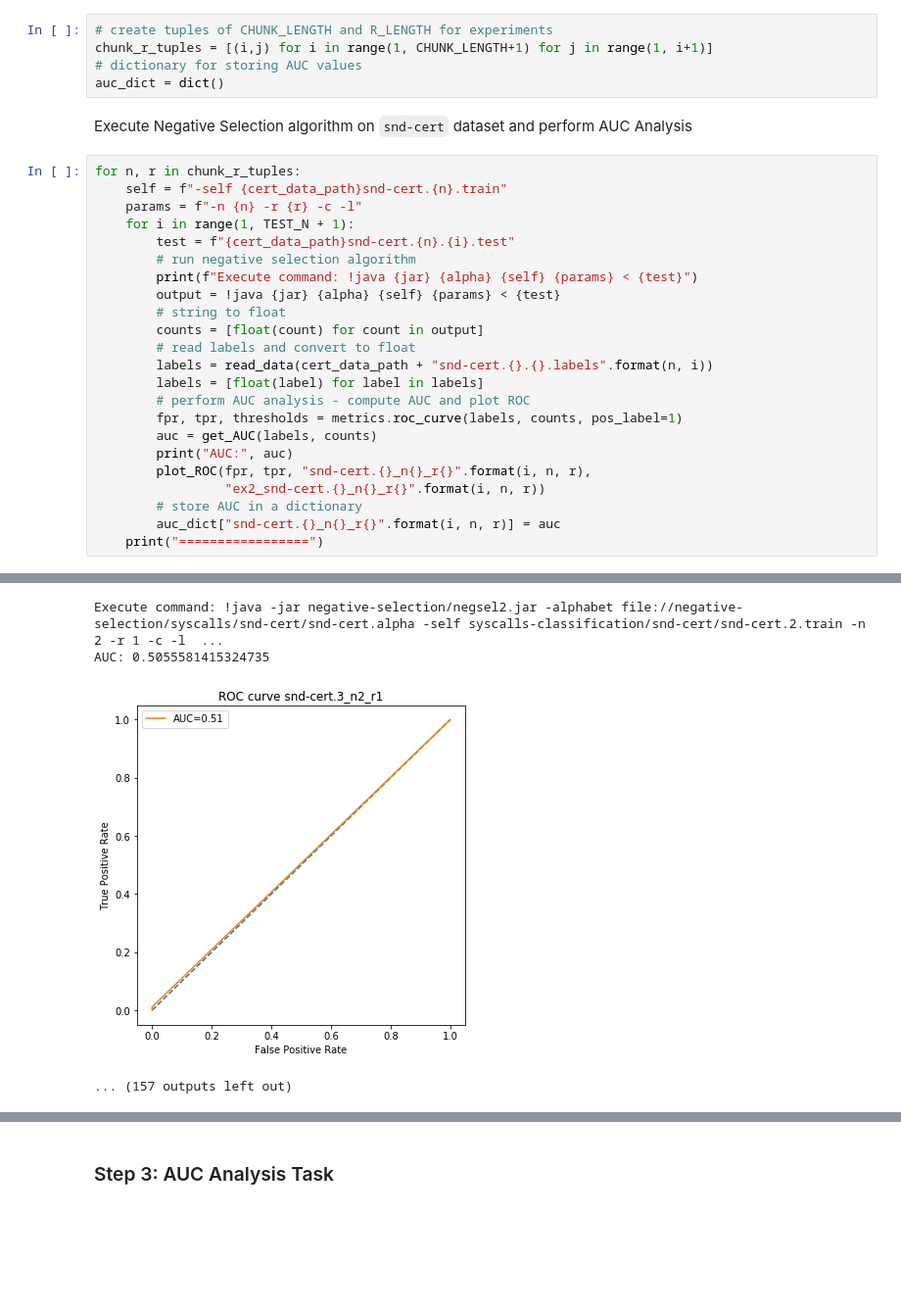
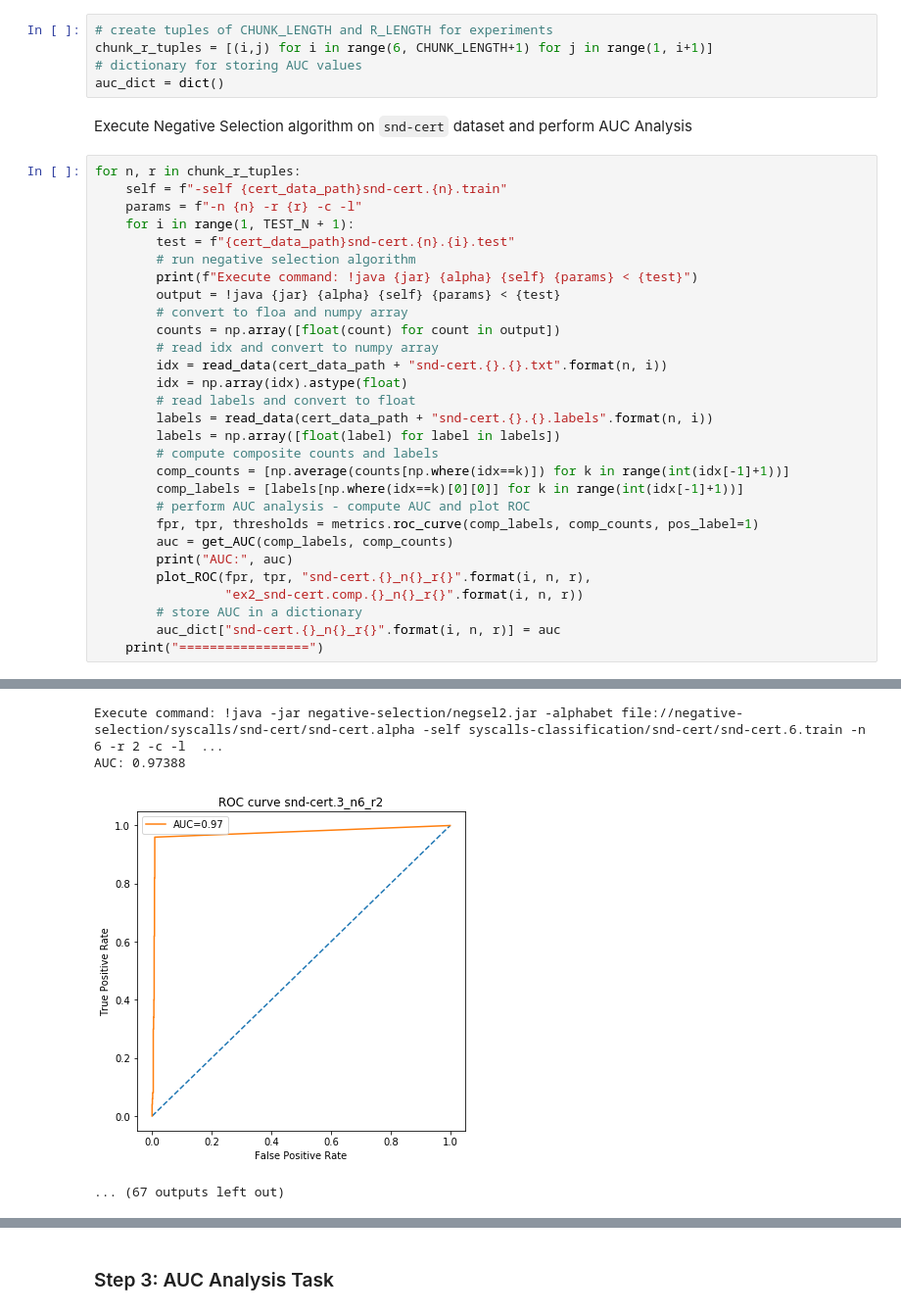
Before and after one commit to rusane/natural-computing, a Jupyter notebook: Immuno Computing/Exercise 2 (snd-cert).ipynb, the cells around one changed output, grey strips where cells are left out. Shown at 98% size. Cells and saved outputs as stored; diff of their text form; blank space fills up the shorter version.

```diff
--- a/Immuno Computing/Exercise 2 (snd-cert).ipynb
+++ b/Immuno Computing/Exercise 2 (snd-cert).ipynb
@@ -149,7 +149,7 @@ jar = f"-jar negative-selection/negsel2.jar"
 alpha = f"-alphabet file://{CERT}snd-cert.alpha"
 # %%
 # create tuples of CHUNK_LENGTH and R_LENGTH for experiments
-chunk_r_tuples = [(i,j) for i in range(1, CHUNK_LENGTH+1) for j in range(1, i+1)]
+chunk_r_tuples = [(i,j) for i in range(6, CHUNK_LENGTH+1) for j in range(1, i+1)]
 # dictionary for storing AUC values
 auc_dict = dict()
 # %% [markdown]
@@ -163,17 +163,23 @@ for n, r in chunk_r_tuples:
         # run negative selection algorithm
         print(f"Execute command: !java {jar} {alpha} {self} {params} < {test}")
         output = !java {jar} {alpha} {self} {params} < {test}
-        # string to float
-        counts = [float(count) for count in output]
+        # convert to floa and numpy array
+        counts = np.array([float(count) for count in output])
+        # read idx and convert to numpy array
+        idx = read_data(cert_data_path + "snd-cert.{}.{}.txt".format(n, i))
+        idx = np.array(idx).astype(float)
         # read labels and convert to float
         labels = read_data(cert_data_path + "snd-cert.{}.{}.labels".format(n, i))
-        labels = [float(label) for label in labels]
+        labels = np.array([float(label) for label in labels])
+        # compute composite counts and labels
+        comp_counts = [np.average(counts[np.where(idx==k)]) for k in range(int(idx[-1]+1))]
+        comp_labels = [labels[np.where(idx==k)[0][0]] for k in range(int(idx[-1]+1))]
         # perform AUC analysis - compute AUC and plot ROC
-        fpr, tpr, thresholds = metrics.roc_curve(labels, counts, pos_label=1)
-        auc = get_AUC(labels, counts)
+        fpr, tpr, thresholds = metrics.roc_curve(comp_labels, comp_counts, pos_label=1)
+        auc = get_AUC(comp_labels, comp_counts)
         print("AUC:", auc)
         plot_ROC(fpr, tpr, "snd-cert.{}_n{}_r{}".format(i, n, r),
-                 "ex2_snd-cert.{}_n{}_r{}".format(i, n, r))
+                 "ex2_snd-cert.comp.{}_n{}_r{}".format(i, n, r))
         # store AUC in a dictionary
         auc_dict["snd-cert.{}_n{}_r{}".format(i, n, r)] = auc
     print("=================")
@@ -197,6 +203,6 @@ AUC: 0.5058214165096183
-Execute command: !java -jar negative-selection/negsel2.jar -alphabet file://negative-selection/syscalls/snd-cert/snd-cert.alpha -self syscalls-classification/snd-cert/snd-cert.2.train -n 2 -r 1 -c -l  ...
-AUC: 0.5055581415324735
+Execute command: !java -jar negative-selection/negsel2.jar -alphabet file://negative-selection/syscalls/snd-cert/snd-cert.alpha -self syscalls-classification/snd-cert/snd-cert.6.train -n 6 -r 2 -c -l  ...
+AUC: 0.97388
-[figure, old version]
+[figure, new version]
-... (157 outputs left out)
+... (67 outputs left out)
 # %%
 # save auc_dict
```
Also changed, not shown: parts of 5 cells of this notebook, 41 other files.
